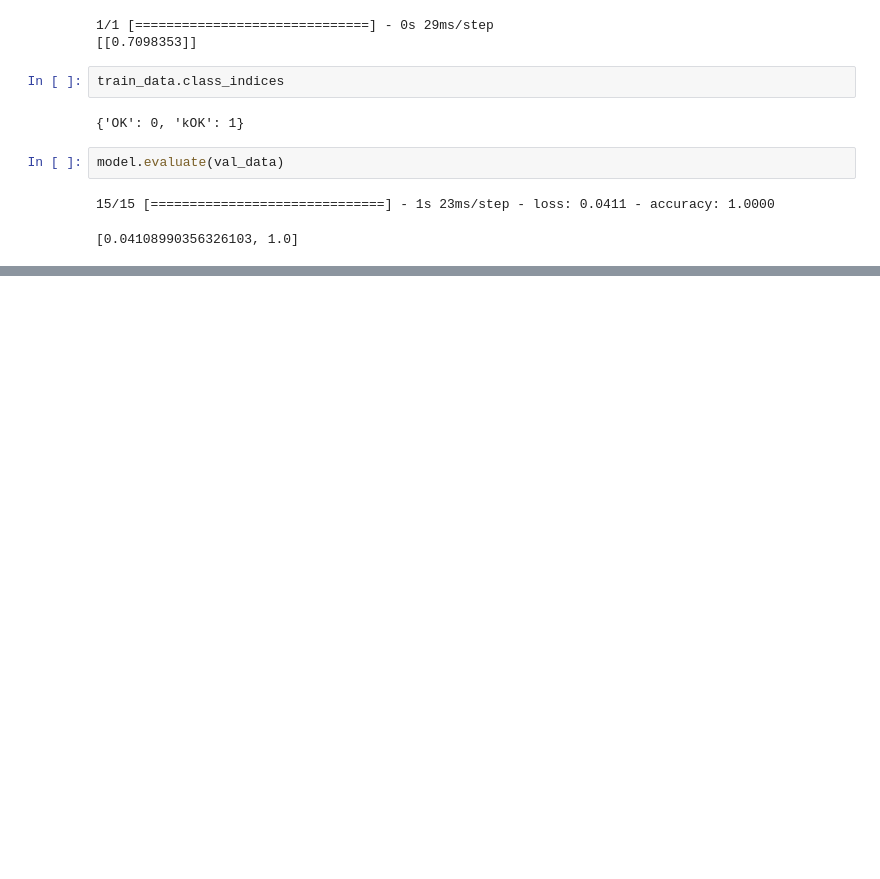
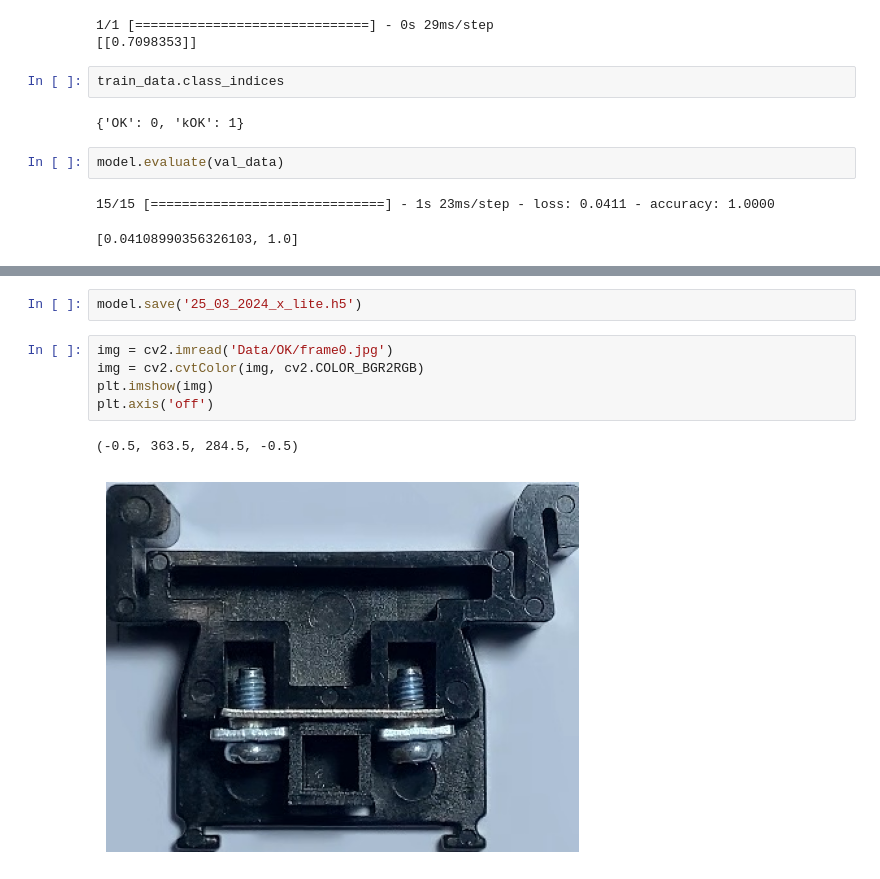
Before and after one commit to nauxnos/ErrorDetection, a Jupyter notebook: binary.ipynb, the cells around one changed output, grey strips where cells are left out. Saved outputs shown, nothing was run; the diff lists cells and outputs as text; blank space fills up the shorter version.

```diff
--- a/binary.ipynb
+++ b/binary.ipynb
@@ -193,0 +171,10 @@ _________________________________________________________________
+# %%
+model.save('25_03_2024_x_lite.h5')
+# %%
+img = cv2.imread('Data/OK/frame0.jpg')
+img = cv2.cvtColor(img, cv2.COLOR_BGR2RGB)
+plt.imshow(img)
+plt.axis('off')
+# %% [output]
+(-0.5, 363.5, 284.5, -0.5)
+[figure, added]
```
Also changed, not shown: parts of 5 cells of this notebook.
